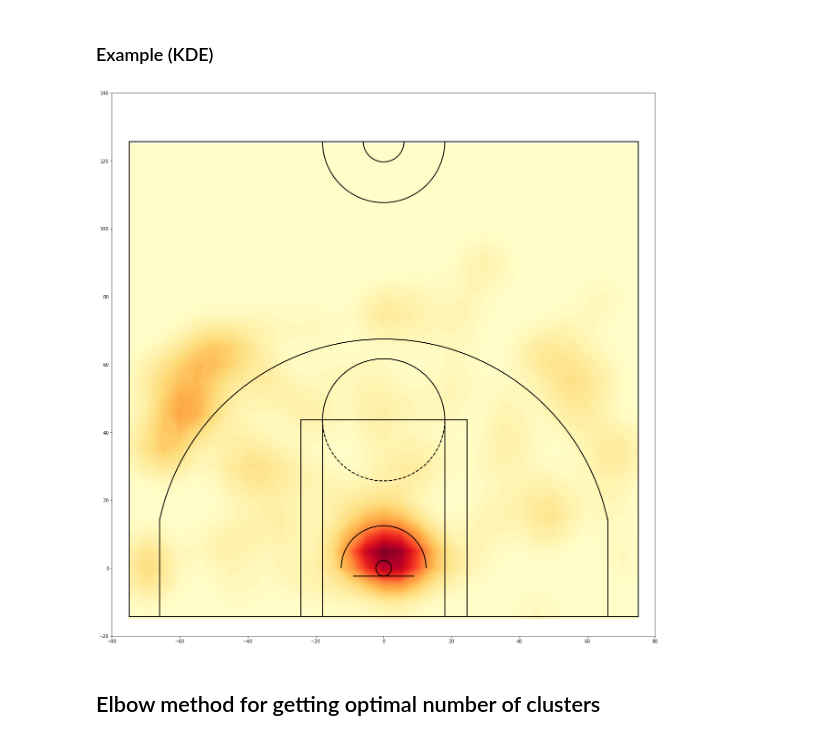
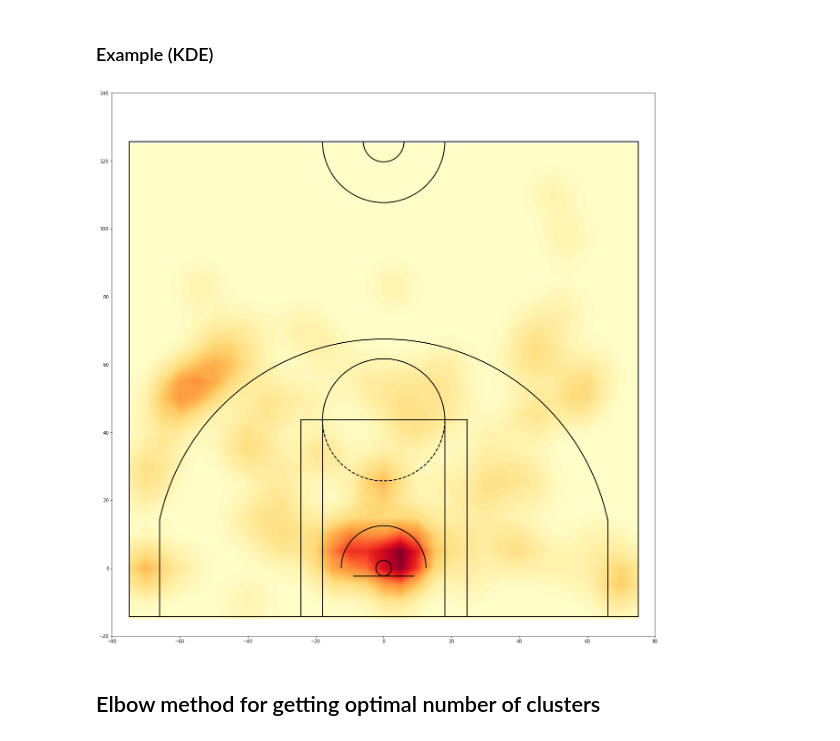
Before and after one commit to benhur07b/ms-thesis-spatial-analysis-shooting-philippine-basketball, a Jupyter notebook: code/python/analysis-and-visualization/analysis-and-visualization.ipynb, the cells around one changed output. Cells and saved outputs as stored; diff of their text form; code cells hidden in the pictures.

```diff
--- a/code/python/analysis-and-visualization/analysis-and-visualization.ipynb
+++ b/code/python/analysis-and-visualization/analysis-and-visualization.ipynb
@@ -211,31 +227,31 @@ players = fg_df['player'].value_counts().index[:pidx]
 # %% [markdown]
 ### Example (KDE)
 # %%
-shooter = fg_df[fg_df.player=='Ju. Gomez de Liaño']
+shooter = fg_df[fg_df.player=='H. Cani']
 locs =  get_locations(shooter)
 xgrid, ygrid = generate_xy_grids((-75,76,5), (-15,126,5))
 xy = np.vstack([xgrid.ravel(), ygrid.ravel()]).T
 z = get_kde_court(locs, xy, bandwidth=5.0, kernel='gaussian').reshape(xgrid.shape)
 
 levels = np.linspace(0, z.max(), 50)
 
 plt.figure(figsize=(24,22))
 plt.contourf(xgrid, ygrid, z, levels=levels, cmap=plt.cm.YlOrRd)
 # plt.scatter(shooter.x, shooter.y, c='red', s=1)
 
 # plt.contourf(xgrid, ygrid, z, levels=levels, cmap=plt.cm.Blues)
 # plt.scatter(shooter.x, shooter.y, c='blue', s=1)
 
 draw_court(outer_lines=True)
 
 plt.xlim(-80,80)
 plt.ylim(-20, 140)
 plt.gca().set_aspect('equal', adjustable='box')
 plt.gca().set_facecolor('#ffffff')
 
 plt.show()
 # %% [output]
-[figure, old version]
+[figure, new version]
 # %% [markdown]
 ## Elbow method for getting optimal number of clusters
 # %%
```
Also changed, not shown: parts of 5 cells of this notebook, 50 other files.
